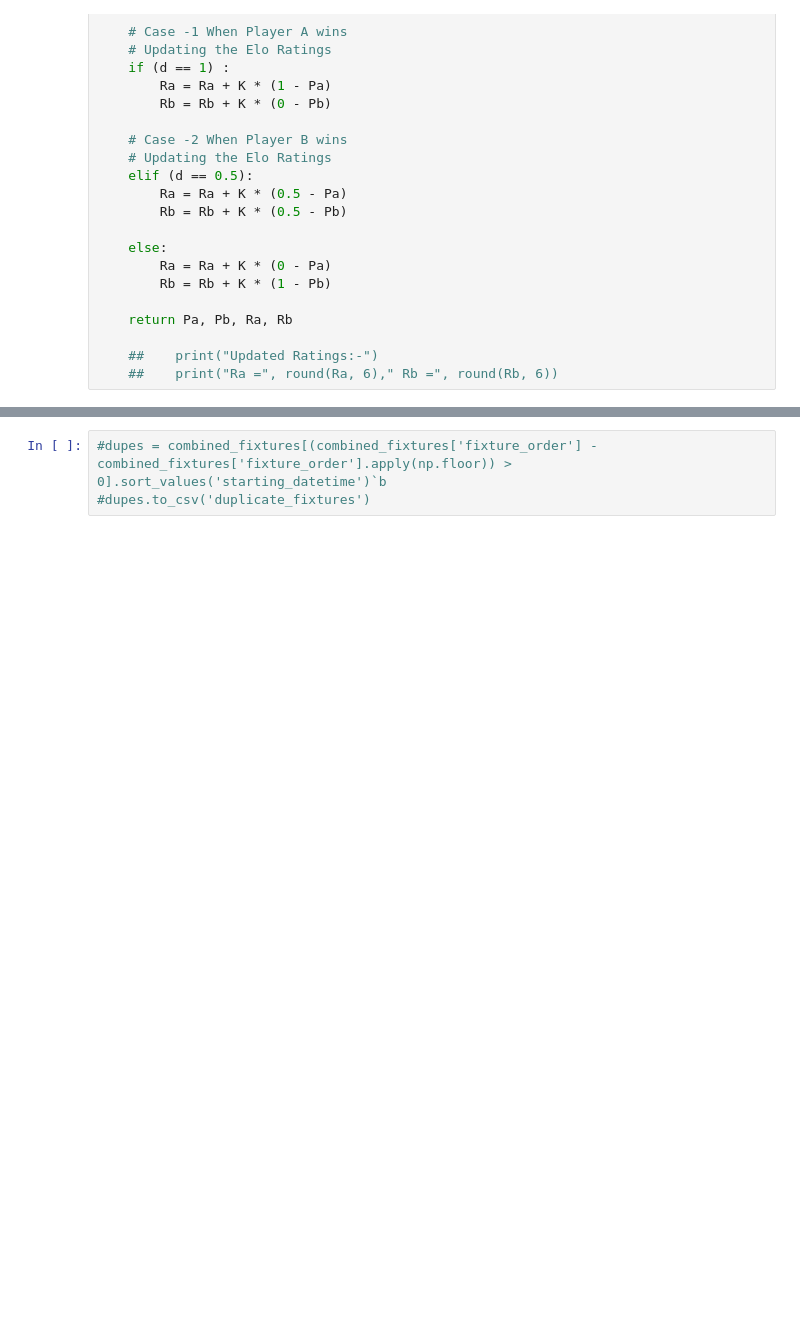
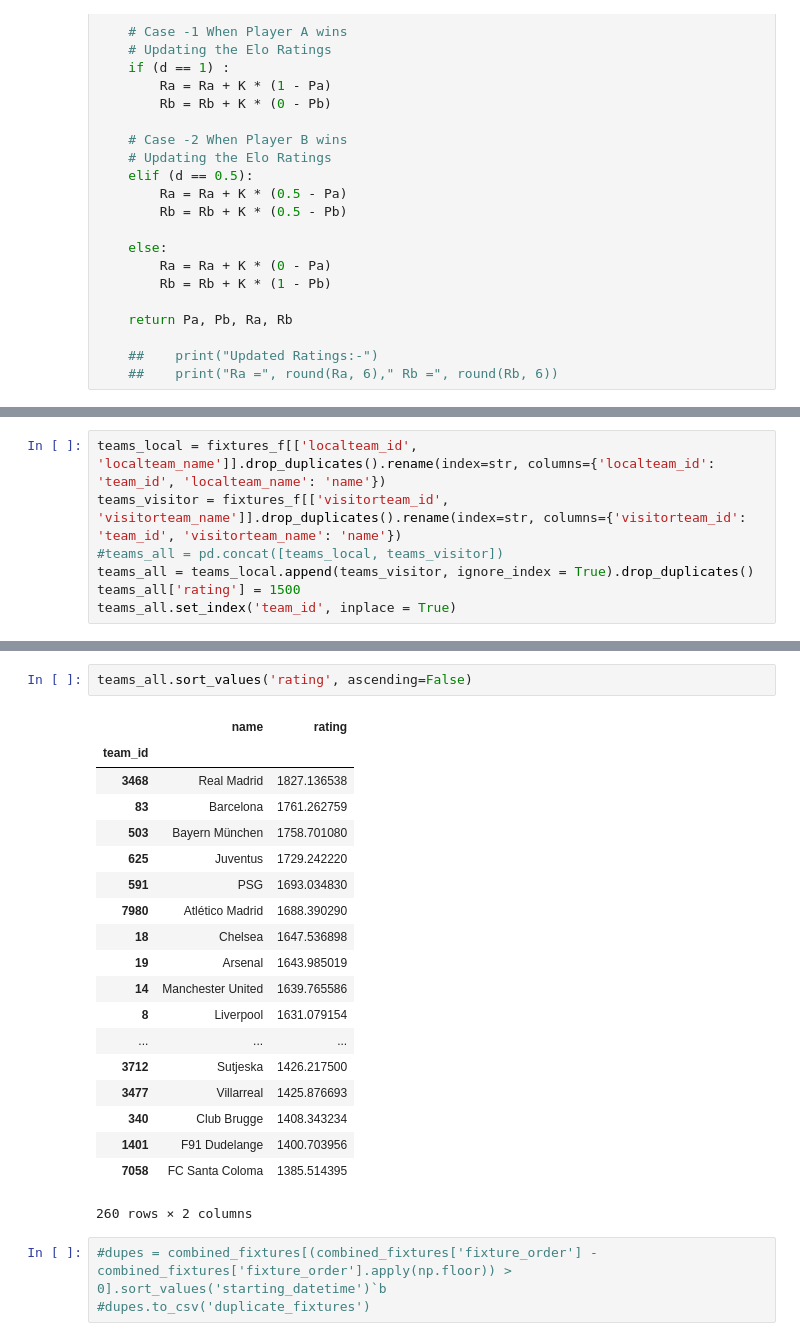
Before and after one commit to calestini/rating-systems, a Jupyter notebook: soccer-elo-rating.ipynb, the cells around one changed output, grey strips where cells are left out. Saved outputs shown, nothing was run; the diff lists cells and outputs as text; blank space fills up the shorter version.

Commit message:
elo rating 2.0

```diff
--- a/soccer-elo-rating.ipynb
+++ b/soccer-elo-rating.ipynb
@@ -194,0 +191,7 @@ KeyboardInterrupt:
+# %%
+teams_local = fixtures_f[['localteam_id', 'localteam_name']].drop_duplicates().rename(index=str, columns={'localteam_id': 'team_id', 'localteam_name': 'name'})
+teams_visitor = fixtures_f[['visitorteam_id', 'visitorteam_name']].drop_duplicates().rename(index=str, columns={'visitorteam_id': 'team_id', 'visitorteam_name': 'name'})
+#teams_all = pd.concat([teams_local, teams_visitor])
+teams_all = teams_local.append(teams_visitor, ignore_index = True).drop_duplicates()
+teams_all['rating'] = 1500
+teams_all.set_index('team_id', inplace = True)
@@ -195,3 +339,25 @@ KeyboardInterrupt:
+# %%
+teams_all.sort_values('rating', ascending=False)
+# %% [output]
+|  | name | rating |
+| team_id |  |  |
+| 3468 | Real Madrid | 1827.136538 |
+| 83 | Barcelona | 1761.262759 |
+| 503 | Bayern München | 1758.701080 |
+| 625 | Juventus | 1729.242220 |
+| 591 | PSG | 1693.034830 |
+| 7980 | Atlético Madrid | 1688.390290 |
+| 18 | Chelsea | 1647.536898 |
+| 19 | Arsenal | 1643.985019 |
+| 14 | Manchester United | 1639.765586 |
+| 8 | Liverpool | 1631.079154 |
+| ... | ... | ... |
+| 3712 | Sutjeska | 1426.217500 |
+| 3477 | Villarreal | 1425.876693 |
+| 340 | Club Brugge | 1408.343234 |
+| 1401 | F91 Dudelange | 1400.703956 |
+| 7058 | FC Santa Coloma | 1385.514395 |
+260 rows × 2 columns
 # %%
 #dupes = combined_fixtures[(combined_fixtures['fixture_order'] - combined_fixtures['fixture_order'].apply(np.floor)) > 0].sort_values('starting_datetime')`b
 #dupes.to_csv('duplicate_fixtures')
```
Also changed, not shown: parts of 19 cells of this notebook.
